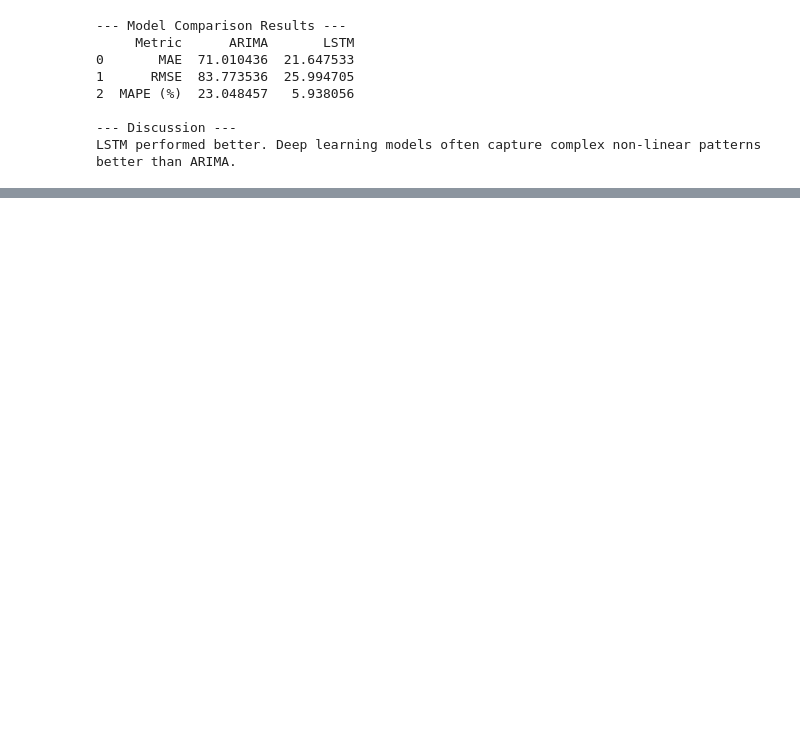
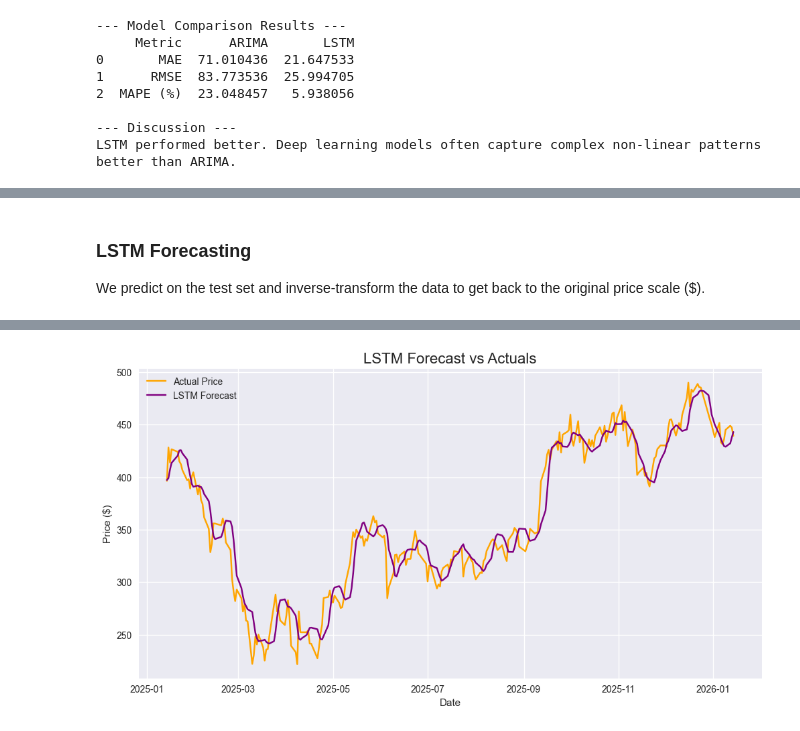
Before and after one commit to nathanaeldereje/portfolio-optimization, a Jupyter notebook: notebooks/02_ts_forecasting.ipynb, the cells around one changed output, grey strips where cells are left out. Drawn from its saved outputs; the diff is of its cells as text; code cells hidden in the pictures; blank space fills up the shorter version.

```diff
--- a/notebooks/02_ts_forecasting.ipynb
+++ b/notebooks/02_ts_forecasting.ipynb
@@ -228,0 +218,21 @@ LSTM performed better. Deep learning models often capture complex non-linear pat
+# %% [markdown]
+### LSTM Forecasting
+We predict on the test set and inverse-transform the data to get back to the original price scale ($).
+# %%
+# 8. Generate LSTM Forecast
+lstm_predictions = model_lstm.predict(X_test)
+lstm_predictions = scaler.inverse_transform(lstm_predictions)
+
+# Align with dates
+lstm_forecast_series = pd.Series(lstm_predictions.flatten(), index=test_data.index)
+
+# Visualization
+plt.figure(figsize=(12, 6))
+plt.plot(test_data.index, test_data['TSLA'], label='Actual Price', color='orange')
+plt.plot(test_data.index, lstm_forecast_series, label='LSTM Forecast', color='purple')
+plt.title('LSTM Forecast vs Actuals', fontsize=16)
+plt.xlabel('Date')
+plt.ylabel('Price ($)')
+plt.legend()
+plt.show()
+# %% [output]
@@ -228,0 +241 @@ LSTM performed better. Deep learning models often capture complex non-linear pat
+[figure, added]
```
Also changed, not shown: parts of 17 cells of this notebook.
